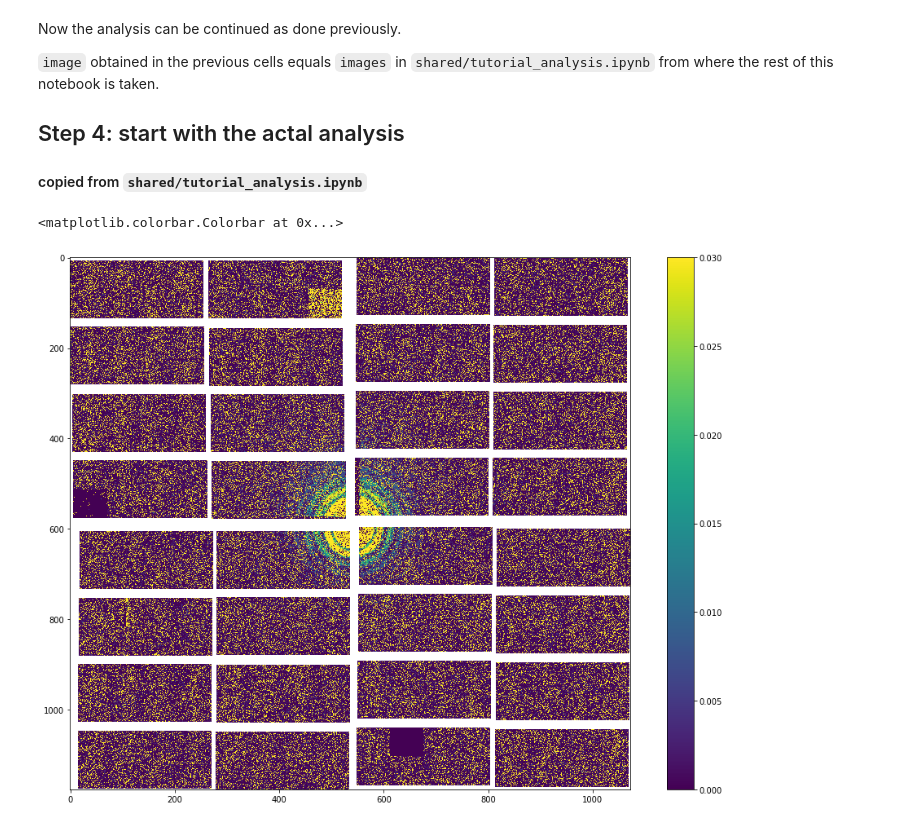
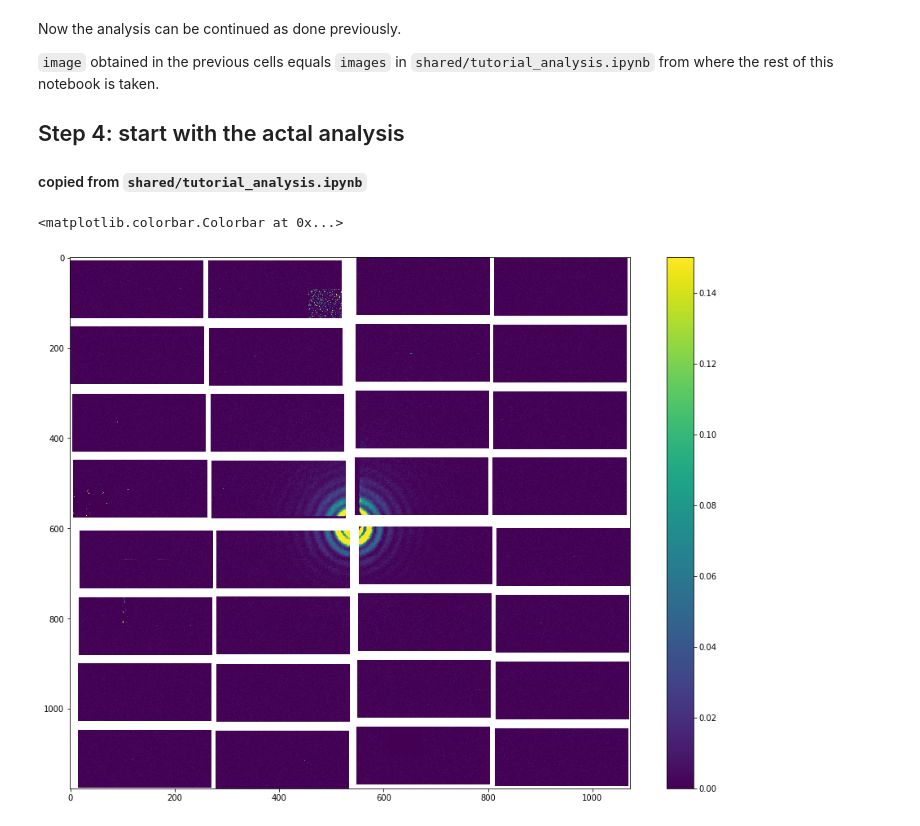
Before and after one commit to marijanbeg/scs-processing, a Jupyter notebook: tutorial.ipynb, the cells around one changed output. Drawn from its saved outputs; the diff is of its cells as text; code cells hidden in the pictures.

```diff
--- a/tutorial.ipynb
+++ b/tutorial.ipynb
@@ -93,2 +97,4 @@ To get one image we average over all pulses:
 # %%
 image = np.mean(pulse_images - pulse_dark - (dark_images - dark_dark), axis=0)
+# %%
+image = np.mean(pulse_images, axis=0) - np.mean(pulse_dark, axis=0)
@@ -137,8 +166,8 @@ dssc_mask = tbdet.quickmask_DSSC_ASIC(geom, masklist)
 #Assemble the modules to one image. This has not yet been corrected hexagonal to carthesian
 preview_image, center = geom.position_modules_fast(image)
 # %%
-plt.imshow(preview_image, vmin=-0, vmax=0.03, aspect=204.0/236.0)
+plt.imshow(preview_image, vmin=+0, vmax=0.15, aspect=204.0/236.0)
 plt.colorbar()
 # %% [output]
 <matplotlib.colorbar.Colorbar at 0x...>
-[figure, old version]
+[figure, new version]
```
Also changed, not shown: parts of 3 cells of this notebook.
